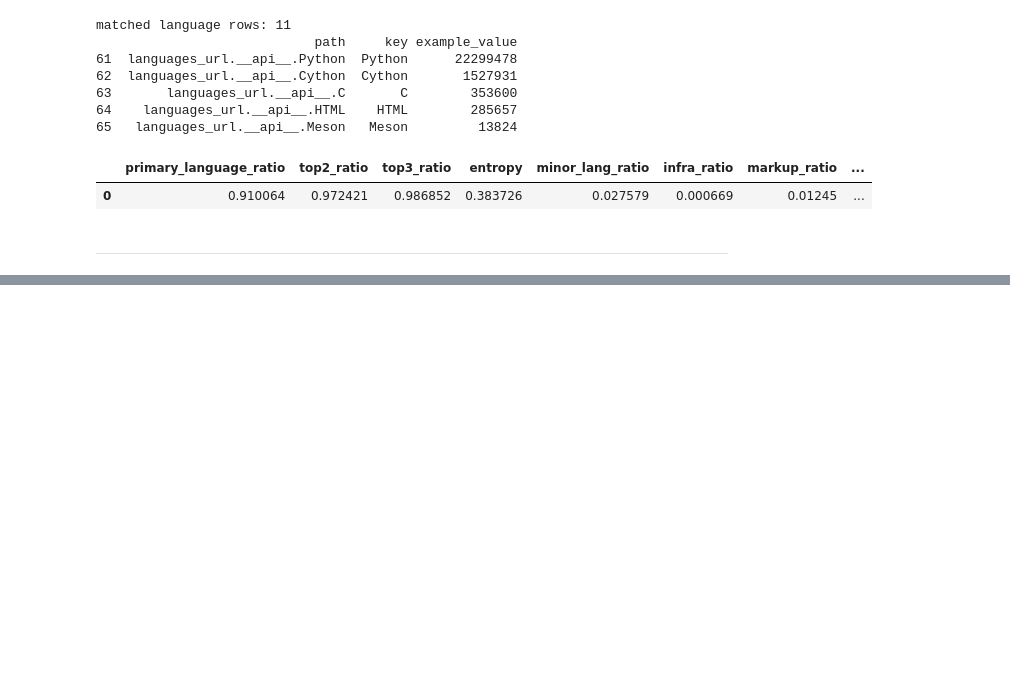
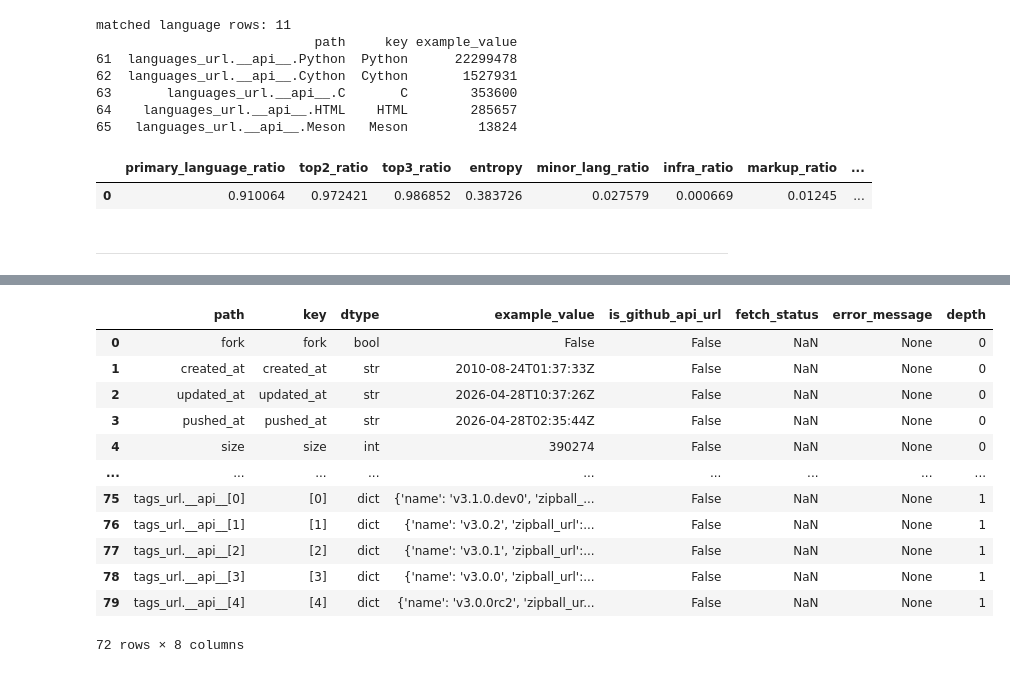
Before and after one commit to OpenSource-2026/oss-health-data, a Jupyter notebook: notebooks/data-extraction.ipynb, the cells around one changed output, grey strips where cells are left out. Cells and saved outputs as stored; diff of their text form; code cells hidden in the pictures; blank space fills up the shorter version.

```diff
--- a/notebooks/data-extraction.ipynb
+++ b/notebooks/data-extraction.ipynb
@@ -983,0 +1042,16 @@ language_features
+# %%
+df2.head(72)
+# %% [output]
+|  | path | key | dtype | example_value | is_github_api_url | fetch_status | error_message | depth |
+| 0 | fork | fork | bool | False | False | NaN | None | 0 |
+| 1 | created_at | created_at | str | 2010-08-24T01:37:33Z | False | NaN | None | 0 |
+| 2 | updated_at | updated_at | str | 2026-04-28T10:37:26Z | False | NaN | None | 0 |
+| 3 | pushed_at | pushed_at | str | 2026-04-28T02:35:44Z | False | NaN | None | 0 |
+| 4 | size | size | int | 390274 | False | NaN | None | 0 |
+| ... | ... | ... | ... | ... | ... | ... | ... | ... |
+| 75 | tags_url.__api__[0] | [0] | dict | {'name': 'v3.1.0.dev0', 'zipball_... | False | NaN | None | 1 |
+| 76 | tags_url.__api__[1] | [1] | dict | {'name': 'v3.0.2', 'zipball_url':... | False | NaN | None | 1 |
+| 77 | tags_url.__api__[2] | [2] | dict | {'name': 'v3.0.1', 'zipball_url':... | False | NaN | None | 1 |
+| 78 | tags_url.__api__[3] | [3] | dict | {'name': 'v3.0.0', 'zipball_url':... | False | NaN | None | 1 |
+| 79 | tags_url.__api__[4] | [4] | dict | {'name': 'v3.0.0rc2', 'zipball_ur... | False | NaN | None | 1 |
+72 rows × 8 columns
```
Also changed, not shown: parts of 6 cells of this notebook.
